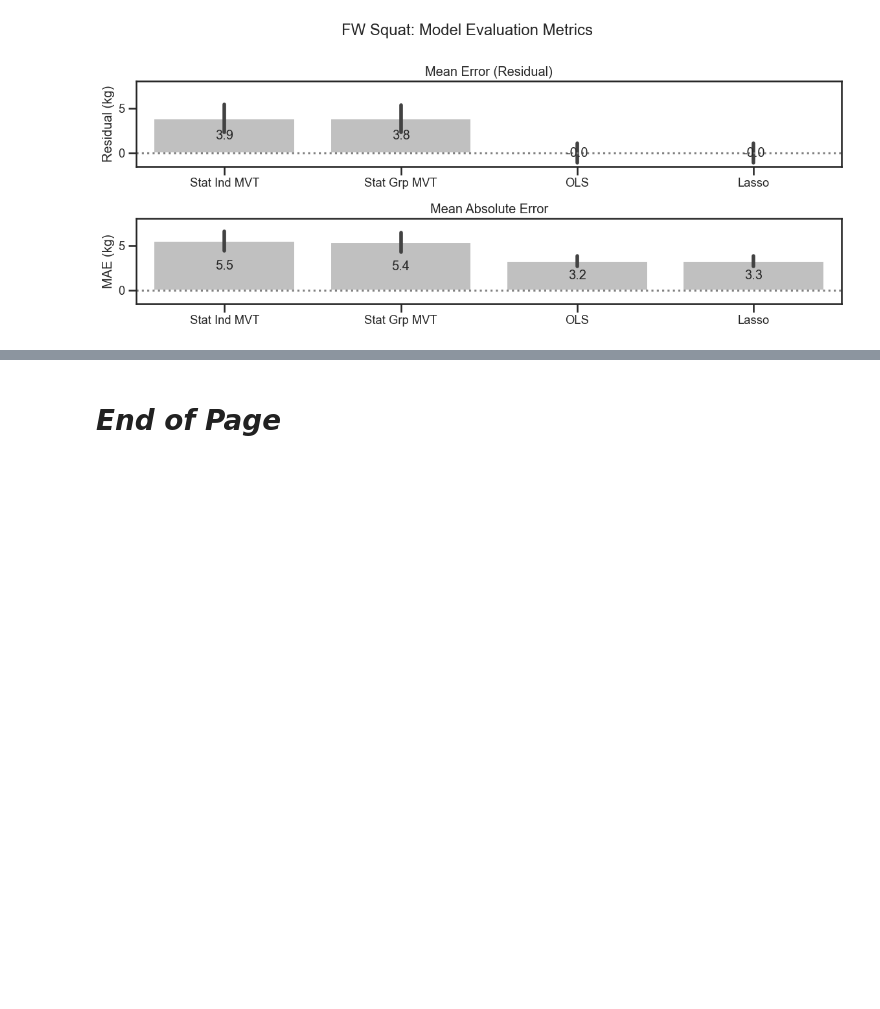
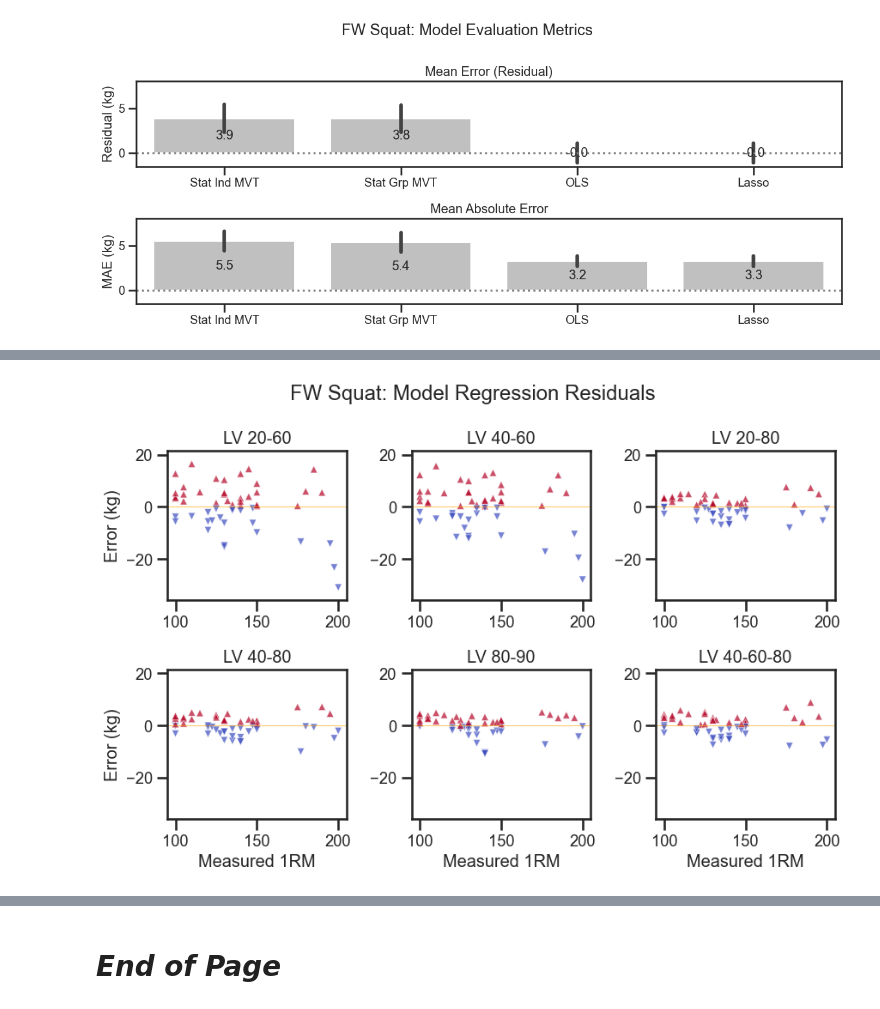
Before and after one commit to silvhua/lighthouse-capstone-project, a Jupyter notebook: notebooks/2022-12-06 figures.ipynb, the cells around one changed output, grey strips where cells are left out. Cells and saved outputs as stored; diff of their text form; code cells hidden in the pictures; blank space fills up the shorter version.

```diff
--- a/notebooks/2022-12-06 figures.ipynb
+++ b/notebooks/2022-12-06 figures.ipynb
@@ -220,3 +222,8 @@ Dataframe shape:  (52, 5)
 | 2 | 150.0 | 153.841962 | 151.740987 | 148.466085 | 148.398408 |
 | 3 | 120.0 | 129.210332 | 131.030514 | 124.605950 | 124.737982 |
 | 4 | 175.0 | 177.855953 | 183.874976 | 178.534960 | 178.511058 |
+# %%
+# Load iteration 2 data
+predictions_fw2 = load_csv('02 iteration predictions.csv',
+    r'C:\Users\silvh\OneDrive\lighthouse\projects\lighthouse-capstone-project\output\predictions', column1_as_index=True)
+predictions_fw2.head()
@@ -355,3 +364,83 @@ Figure saved: C:\Users\silvh\OneDrive\lighthouse\projects\lighthouse-capstone-pr
 Figure saved: C:\Users\silvh\OneDrive\lighthouse\projects\lighthouse-capstone-project\output\figures/04 iteration__residuals_plot_FW Squat.png
 [figure]
 [figure]
+# %%
+def plot_residuals2(predictions, title='Squat',
+    context='talk', annotate=True, ymin=-1.5, ymax=8, labels=None, pickle_name=None,
+    path=r'C:\Users\silvh\OneDrive\lighthouse\projects\lighthouse-capstone-project\output\figures'):
+    """2022-12-03 10:35 Mainly for presentation to keep it brief
+
+    Plot residuals from all the models for a dataset.
+        Parameters:
+            - predictions (DataFrame):
+                Dataframe that contains target data ('Measured' column) and model predictions
+                (1 column per model).
+            - title (str): Overall plot title.
+            - context (None or str): Seaborn .set_theme() parameter.
+                One of {paper, notebook, talk (default), poster}. If None, set to 'default (notebook)'.
+            - annotate (bool): Whether or not to annotate the bar graph with values. Default is True.
+            - labels (list of strings): Model names for plot labels.
+        Returns:
+            - fig3: Figure of prediction residuals
+            - fig2: Figure with 2 subplots of bar charts, 1 for mean absolute error and other for
+                mean error for all models.
+
+    Command syntax:
+    """
+    fw_models = predictions[predictions.columns[~predictions.columns.str.contains('Measured')]].columns.to_list()
+    sns.reset_defaults()
+    %matplotlib inline
+    font_scale=.8 if context=='talk' else 1
+    rc={'lines.markersize': 6} if context=='talk' else None
+    sns.set_theme(context=context, style='ticks', font_scale=font_scale,
+        rc=rc)
+    if (len(fw_models) == 6) | (len(fw_models) == 3):
+        ncols=3
+        nrows = round((len(fw_models)+2)//3)
+    else:
+        nrows = round((len(fw_models)+3)//4)
+        ncols=4
+    fig3, ax3 = plt.subplots(nrows=nrows, ncols=ncols, figsize=(ncols*3, nrows*3))
+    ax3 = ax3.flatten() if nrows > 1 else ax3
+    fw_error = pd.DataFrame()
+    fw_error['Measured'] = predictions['Measured']
+    for index, model in enumerate(fw_models):
+        # Calculate error
+        fw_error[model] = predictions[model] - predictions['Measured']
+        fw_error['Error direction'] = fw_error[model]/abs(fw_error[model])
+
+        # Plot residuals
+        ax3[index].axhline(y=0, alpha=0.9, linewidth=0.5, color='orange')
+        sns.scatterplot(data=fw_error, y=model,
+            x='Measured', alpha=0.7, style='Error direction', markers={-1: 'v', 1: '^'},
+            hue='Error direction', palette='coolwarm',
+            ax=ax3[index], legend=False)
+        ax3[index].set(title=(labels[index] if labels else fw_models[index]),
+            ylabel='Error (kg)' if (index % ncols == 0) else None,
+            xlabel='Measured 1RM' if index >= len(fw_models)-ncols else None)
+    # Make y-axis range the same
+    error_min = fw_error[fw_models].min().min()-5
+    error_max = fw_error[fw_models].max().max()+5
+    ax3 = [ax.set_ylim([error_min, error_max]) for ax in ax3]
+
+    # Calculate remaining evaluation metrics and reshape dataframe for plotting
+    fw_error['Metric'] = 'Error'
+    fw_mae = abs(fw_error.iloc[:,:-1])
+    fw_mae['Metric'] = 'MAE'
+    fw_metrics = pd.concat([fw_error, fw_mae], axis=0).melt(
+        value_vars=fw_models, id_vars=['Metric'], var_name='model')
+    print(f'Metrics dataframe shape (free weight data): {fw_metrics.shape}')
+
+    # Titles and axis labels
+    fig3.suptitle(title+': Model Regression Residuals')
+    fig3.tight_layout(rect=[0, 0, 1, 1])
+    if pickle_name:
+        path = path + f'/{pickle_name}_'
+        fig3.savefig(f'{path}residuals_plot_{title}.png')
+        print('Figure saved: '+f'{path}residuals_plot_{title}.png')
+    return fig3
+
+selected_models = ['LV 20-60', 'LV 40-60', 'LV 20-80', 'LV 40-80','LV 80-90', 'LV 40-60-80', 'Measured']
+residual_plot2 = plot_residuals2(predictions_fw2[selected_models],
+    title='FW Squat', context='talk', pickle_name='02 iteration')
+# %% [output]
@@ -357,0 +449 @@ Figure saved: C:\Users\silvh\OneDrive\lighthouse\projects\lighthouse-capstone-pr
+[figure, added]
```
Also changed, not shown: parts of 10 cells of this notebook, 8 other files.
